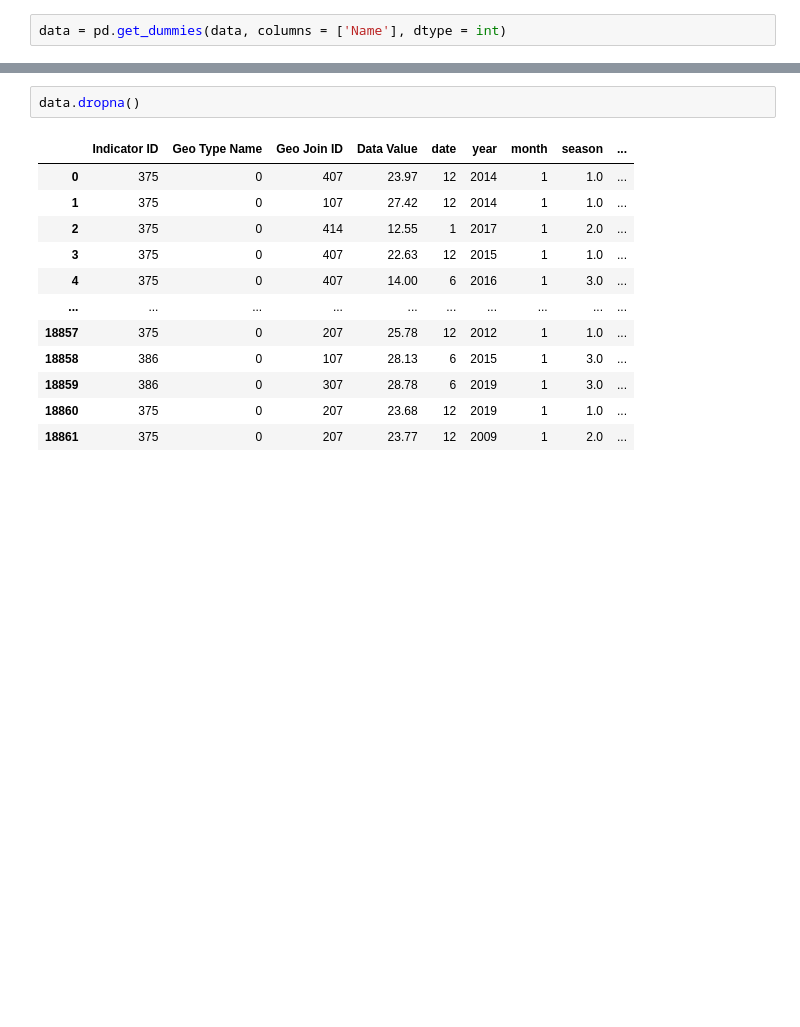
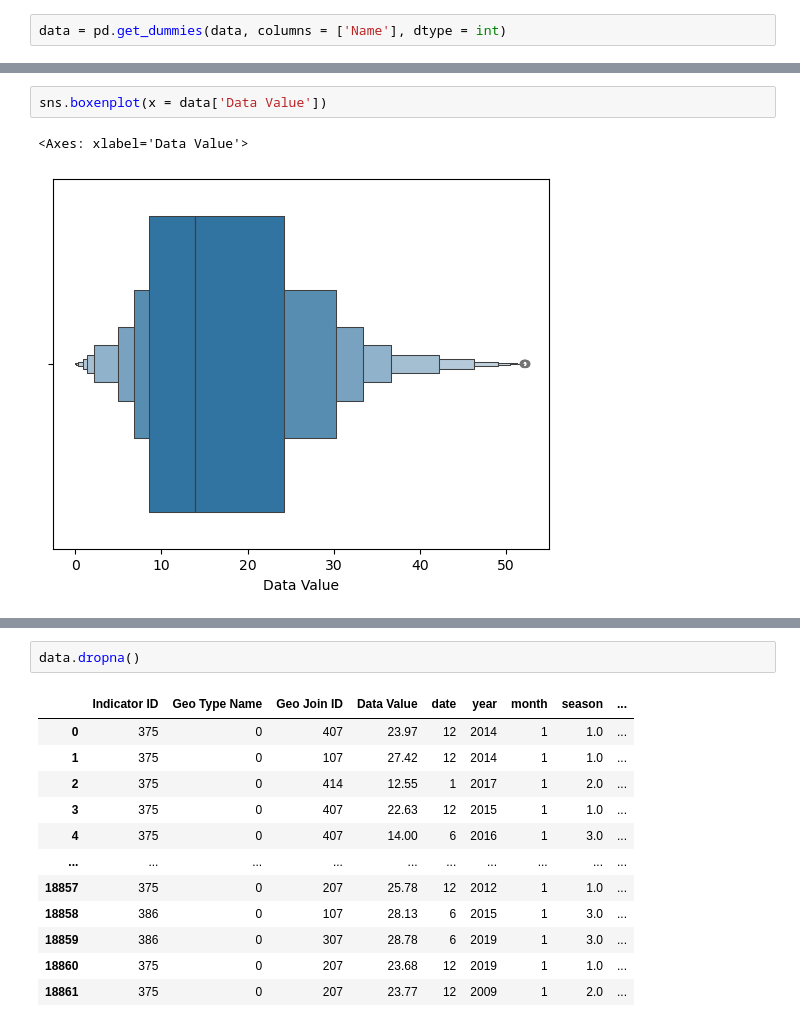
Before and after one commit to maansesharma/air_quality_dataset, a Jupyter notebook: AIR_QUALITY_CODE.ipynb, the cells around one changed output, grey strips where cells are left out. Saved outputs shown, nothing was run; the diff lists cells and outputs as text; blank space fills up the shorter version.

```diff
--- a/AIR_QUALITY_CODE.ipynb
+++ b/AIR_QUALITY_CODE.ipynb
@@ -360,3 +179,8 @@ memory usage: 2.2 MB
+# %%
+sns.boxenplot(x = data['Data Value'])
+# %% [output]
+<Axes: xlabel='Data Value'>
+[figure, added]
 # %%
 data.describe()
 # %% [output]
```
Also changed, not shown: parts of 50 cells of this notebook, 1 other file.
